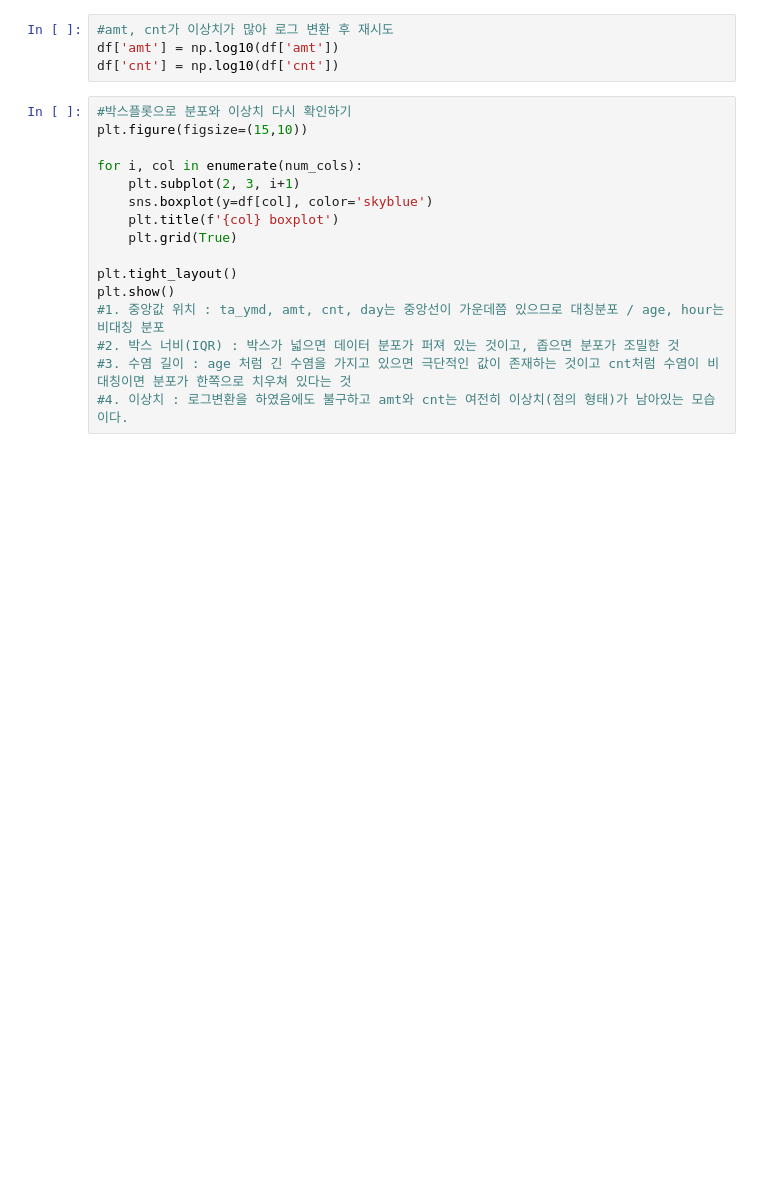
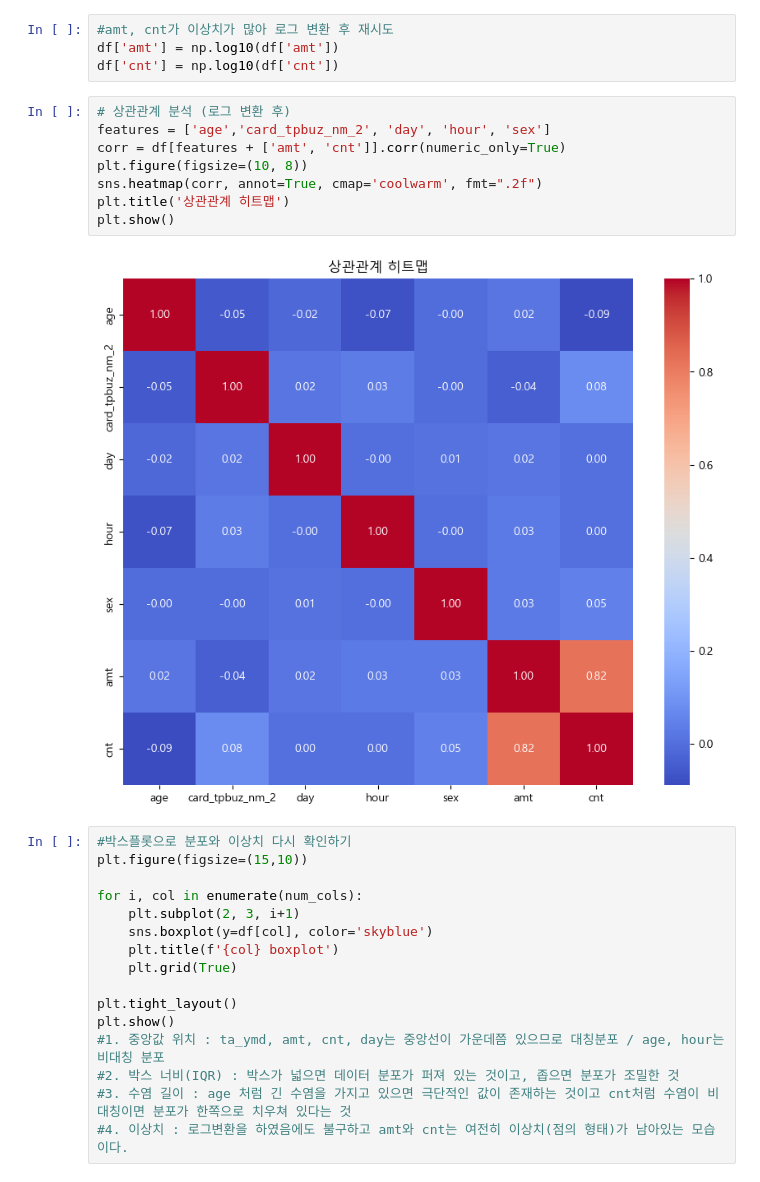
Before and after one commit to ESTCAMP-Team5/first_project, a Jupyter notebook: credit_card_usage_modeling/workspace/EDA/minseok/data/card.ipynb, the cells around one changed output. Drawn from its saved outputs; the diff is of its cells as text; blank space fills up the shorter version.

```diff
--- a/credit_card_usage_modeling/workspace/EDA/minseok/data/card.ipynb
+++ b/credit_card_usage_modeling/workspace/EDA/minseok/data/card.ipynb
@@ -123,6 +123,16 @@ plt.show()
 #amt, cnt가 이상치가 많아 로그 변환 후 재시도
 df['amt'] = np.log10(df['amt'])
 df['cnt'] = np.log10(df['cnt'])
+# %%
+# 상관관계 분석 (로그 변환 후)
+features = ['age','card_tpbuz_nm_2', 'day', 'hour', 'sex']
+corr = df[features + ['amt', 'cnt']].corr(numeric_only=True)
+plt.figure(figsize=(10, 8))
+sns.heatmap(corr, annot=True, cmap='coolwarm', fmt=".2f")
+plt.title('상관관계 히트맵')
+plt.show()
+# %% [output]
+[figure, added]
 # %%
 #박스플롯으로 분포와 이상치 다시 확인하기
 plt.figure(figsize=(15,10))
```
Also changed, not shown: parts of 4 cells of this notebook.
